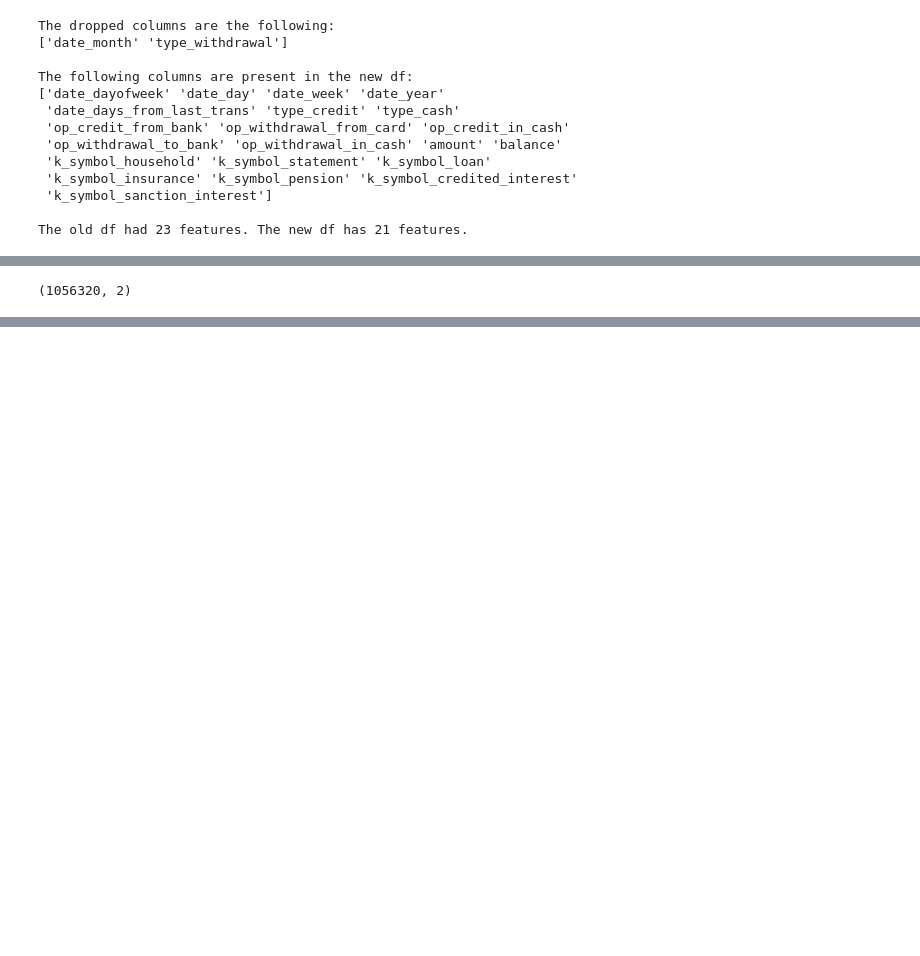
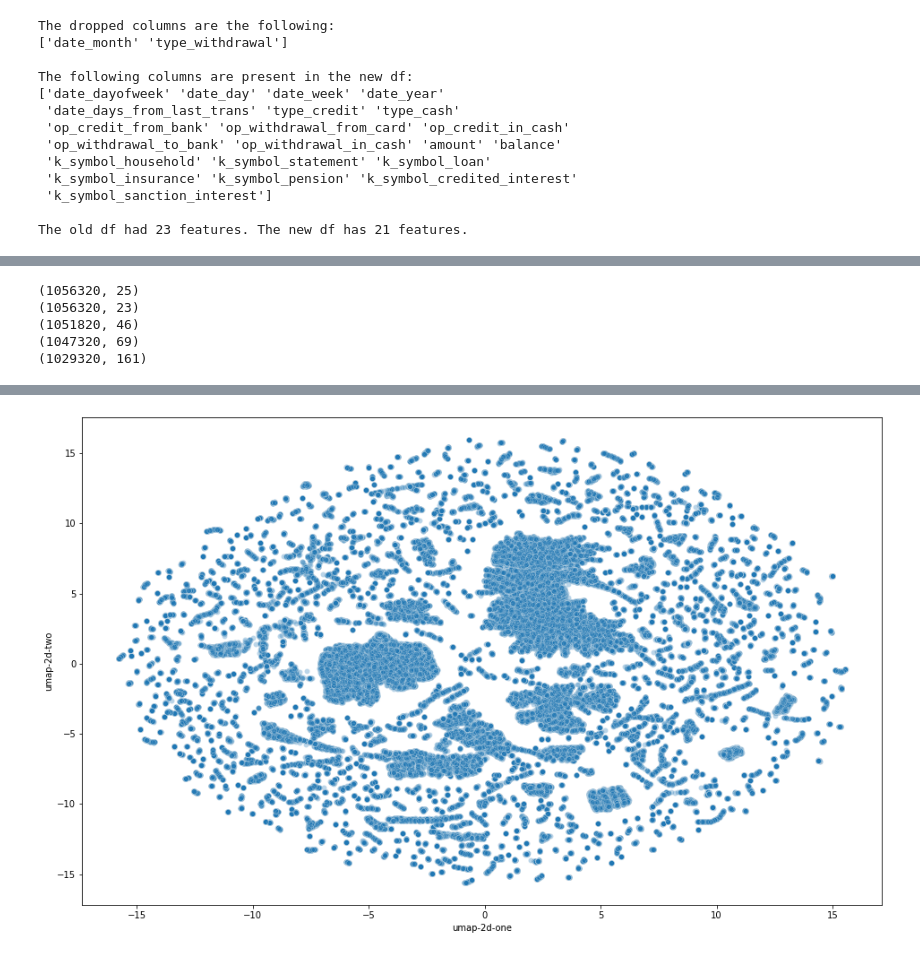
Before and after one commit to tfranza/ibotta_fraud, a Jupyter notebook: data/data_analysis/data_analysis_transactions.ipynb, the cells around one changed output, grey strips where cells are left out. Cells and saved outputs as stored; diff of their text form; code cells hidden in the pictures; blank space fills up the shorter version.

```diff
--- a/data/data_analysis/data_analysis_transactions.ipynb
+++ b/data/data_analysis/data_analysis_transactions.ipynb
@@ -594,4 +731,0 @@ df_red = pca.fit_transform(scaled_df)
-# %%
-df_red.shape
-# %% [output]
-(1056320, 2)
@@ -598,5 +751,35 @@ df_red.shape
+# %%
+print(df.shape)
+print(df_one_trans.shape)
+print(df_two_trans.shape)
+print(df_three_trans.shape)
+print(df_seven_trans.shape)
+# %% [output]
+(1056320, 25)
+(1056320, 23)
+(1051820, 46)
+(1047320, 69)
+(1029320, 161)
+# %%
+def print_umap_graph(umap_df):
+    umap_data = pd.DataFrame(
+        data = umap_df,
+        columns=['umap-2d-one', 'umap-2d-two']
+    )
+
+    plt.figure(figsize=(16,10))
+    sns.scatterplot(
+        x="umap-2d-one", y="umap-2d-two",
+        palette=sns.color_palette("hls", 2),
+        data=umap_data,
+        legend="full",
+        alpha=0.3
+    )
+    plt.show()
 # %%
 import umap.umap_ as umap
 reducer = umap.UMAP()
 
-%time umap_df = reducer.fit_transform(scaled_df[:100000,:])
+%time umap_1trans_df = reducer.fit_transform(StandardScaler().fit_transform(df_one_trans)[:200000,:])
+print_umap_graph(umap_1trans_df)
+# %% [output]
@@ -602,0 +788 @@ reducer = umap.UMAP()
+[figure, added]
```
Also changed, not shown: parts of 23 cells of this notebook, 3 other files.
